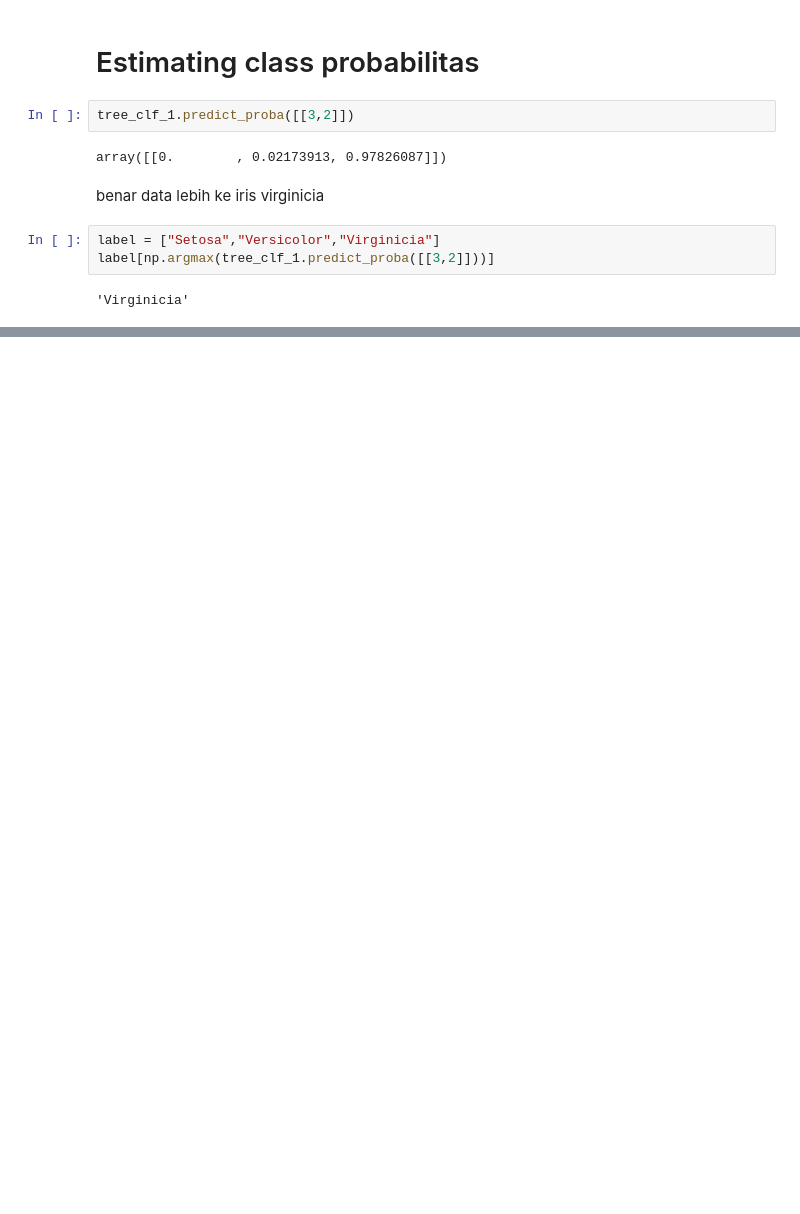
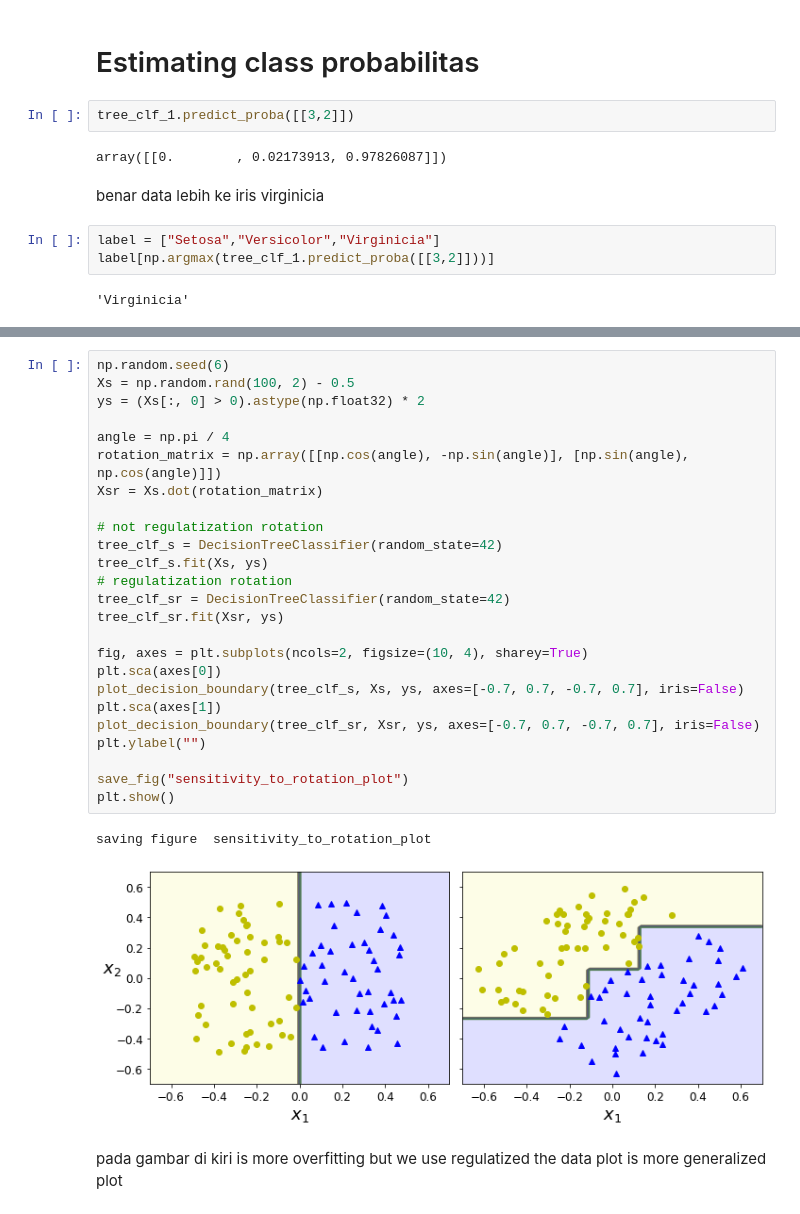
Before and after one commit to TeguhPermana666/Decision_Tree, a Jupyter notebook: Model_Arsitektur.ipynb, the cells around one changed output, grey strips where cells are left out. Saved outputs shown, nothing was run; the diff lists cells and outputs as text; blank space fills up the shorter version.

Commit message:
[ regulatization ]

```diff
--- a/Model_Arsitektur.ipynb
+++ b/Model_Arsitektur.ipynb
@@ -182,0 +269,30 @@ label[np.argmax(tree_clf_1.predict_proba([[3,2]]))]
+# %%
+np.random.seed(6)
+Xs = np.random.rand(100, 2) - 0.5
+ys = (Xs[:, 0] > 0).astype(np.float32) * 2
+
+angle = np.pi / 4
+rotation_matrix = np.array([[np.cos(angle), -np.sin(angle)], [np.sin(angle), np.cos(angle)]])
+Xsr = Xs.dot(rotation_matrix)
+
+# not regulatization rotation
+tree_clf_s = DecisionTreeClassifier(random_state=42)
+tree_clf_s.fit(Xs, ys)
+# regulatization rotation
+tree_clf_sr = DecisionTreeClassifier(random_state=42)
+tree_clf_sr.fit(Xsr, ys)
+
+fig, axes = plt.subplots(ncols=2, figsize=(10, 4), sharey=True)
+plt.sca(axes[0])
+plot_decision_boundary(tree_clf_s, Xs, ys, axes=[-0.7, 0.7, -0.7, 0.7], iris=False)
+plt.sca(axes[1])
+plot_decision_boundary(tree_clf_sr, Xsr, ys, axes=[-0.7, 0.7, -0.7, 0.7], iris=False)
+plt.ylabel("")
+
+save_fig("sensitivity_to_rotation_plot")
+plt.show()
+# %% [output]
+saving figure  sensitivity_to_rotation_plot
+[figure, added]
+# %% [markdown]
+pada gambar di kiri is more overfitting but we use regulatized the data plot is more generalized plot
```
Also changed, not shown: parts of 10 cells of this notebook, 3 other files.
